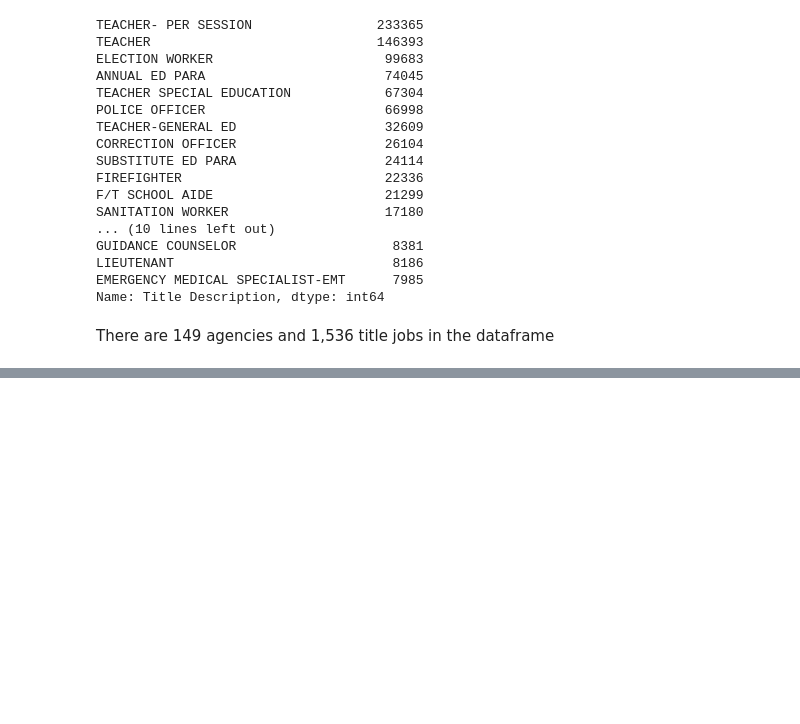
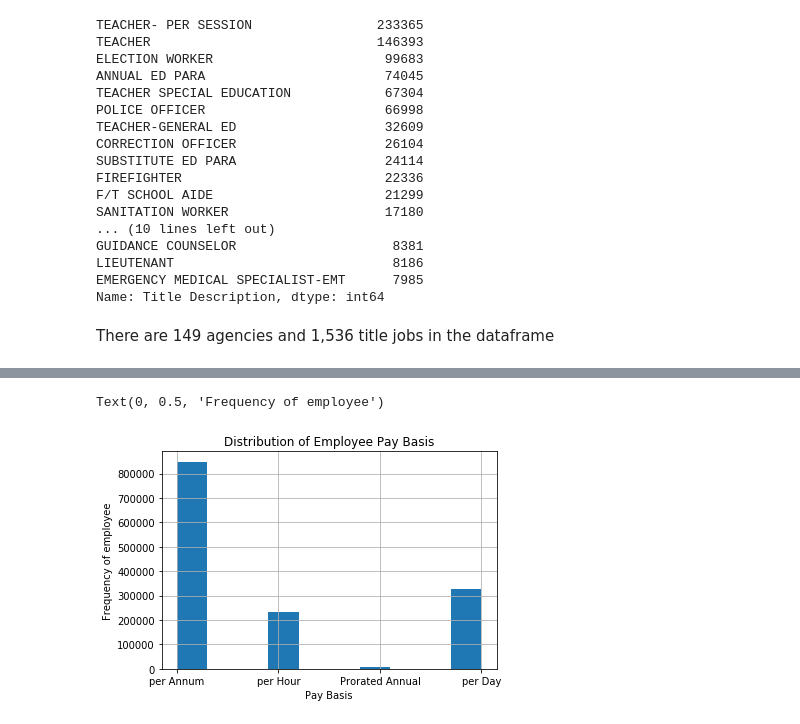
Before and after one commit to carlos-constante/MAT-796-Indepedent-Study-Project, a Jupyter notebook: Project_Carlos_Constante.ipynb, the cells around one changed output, grey strips where cells are left out. Saved outputs shown, nothing was run; the diff lists cells and outputs as text; code cells hidden in the pictures; blank space fills up the shorter version.

```diff
--- a/Project_Carlos_Constante.ipynb
+++ b/Project_Carlos_Constante.ipynb
@@ -431,0 +624,8 @@ There are 149 agencies and 1,536 title jobs in the dataframe
+# %%
+sal_nyc2['Pay Basis'].hist()
+plt.title("Distribution of Employee Pay Basis")
+plt.xlabel("Pay Basis")
+plt.ylabel("Number of employees")
+# %% [output]
+Text(0, 0.5, 'Frequency of employee')
+[figure, added]
```
Also changed, not shown: parts of 39 cells of this notebook, 21 other files.
